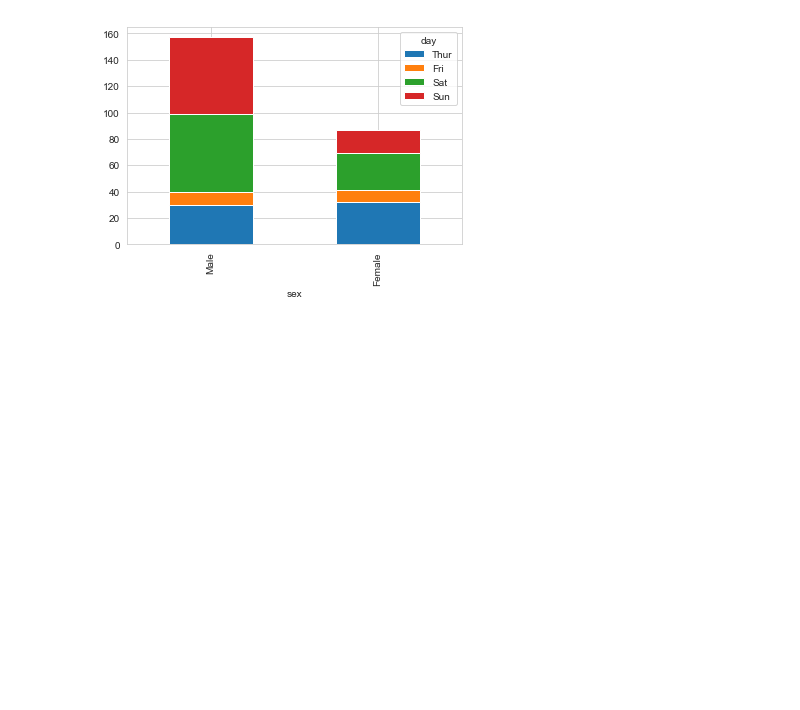
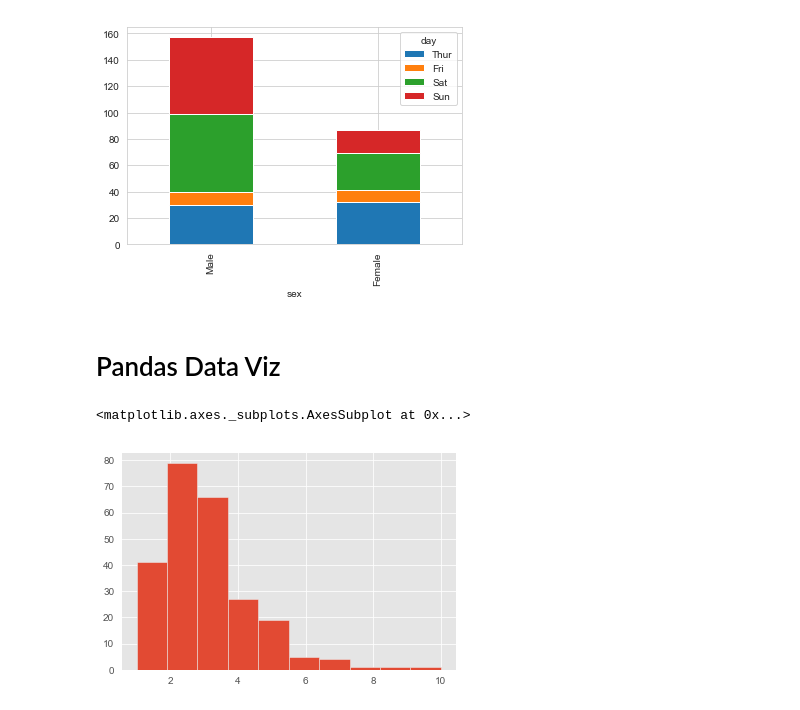
Before and after one commit to jamaludinfikrii/FundamentalDSBandung, a Jupyter notebook: Modul2/Data Visualization/data_viz_2.ipynb, the cells around one changed output. Drawn from its saved outputs; the diff is of its cells as text; code cells hidden in the pictures; blank space fills up the shorter version.

```diff
--- a/Modul2/Data Visualization/data_viz_2.ipynb
+++ b/Modul2/Data Visualization/data_viz_2.ipynb
@@ -183,3 +183,11 @@ piv_tips_stack.plot(kind='bar',stacked=True)
 # %% [output]
 <matplotlib.axes._subplots.AxesSubplot at 0x...>
 [figure]
+# %% [markdown]
+# Pandas Data Viz
+# %%
+plt.style.use('ggplot')
+tips['tip'].hist()
+# %% [output]
+<matplotlib.axes._subplots.AxesSubplot at 0x...>
+[figure, added]
```
Also changed, not shown: parts of 13 cells of this notebook, 6 other files.
